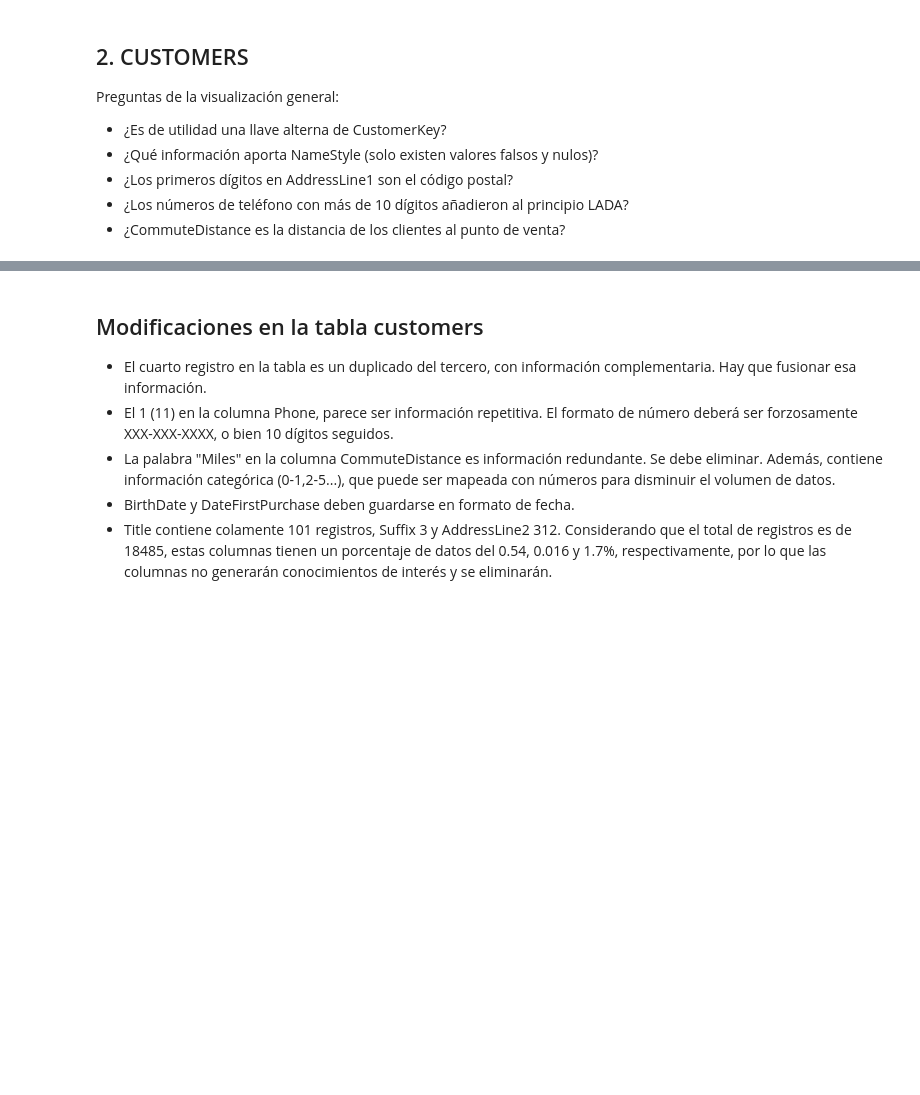
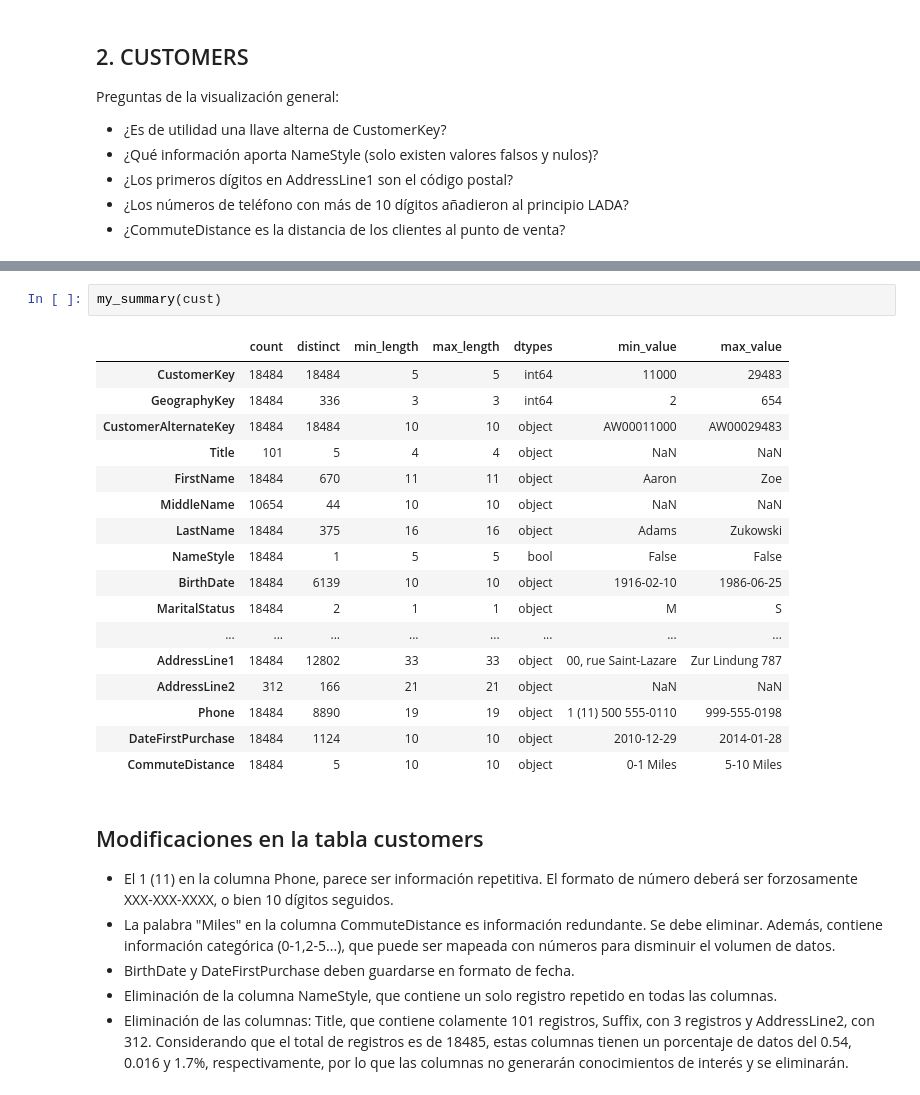
Before and after one commit to Sof265/Database-project, a Jupyter notebook: analisis-exploratorio.ipynb, the cells around one changed output, grey strips where cells are left out. Saved outputs shown, nothing was run; the diff lists cells and outputs as text; blank space fills up the shorter version.

```diff
--- a/analisis-exploratorio.ipynb
+++ b/analisis-exploratorio.ipynb
@@ -197,8 +182,29 @@ cust.head(4)
 4 rows × 29 columns
+# %%
+my_summary(cust)
+# %% [output]
+|  | count | distinct | min_length | max_length | dtypes | min_value | max_value |
+| CustomerKey | 18484 | 18484 | 5 | 5 | int64 | 11000 | 29483 |
+| GeographyKey | 18484 | 336 | 3 | 3 | int64 | 2 | 654 |
+| CustomerAlternateKey | 18484 | 18484 | 10 | 10 | object | AW00011000 | AW00029483 |
+| Title | 101 | 5 | 4 | 4 | object | NaN | NaN |
+| FirstName | 18484 | 670 | 11 | 11 | object | Aaron | Zoe |
+| MiddleName | 10654 | 44 | 10 | 10 | object | NaN | NaN |
+| LastName | 18484 | 375 | 16 | 16 | object | Adams | Zukowski |
+| NameStyle | 18484 | 1 | 5 | 5 | bool | False | False |
+| BirthDate | 18484 | 6139 | 10 | 10 | object | 1916-02-10 | 1986-06-25 |
+| MaritalStatus | 18484 | 2 | 1 | 1 | object | M | S |
+| ... | ... | ... | ... | ... | ... | ... | ... |
+| AddressLine1 | 18484 | 12802 | 33 | 33 | object | 00, rue Saint-Lazare | Zur Lindung 787 |
+| AddressLine2 | 312 | 166 | 21 | 21 | object | NaN | NaN |
+| Phone | 18484 | 8890 | 19 | 19 | object | 1 (11) 500 555-0110 | 999-555-0198 |
+| DateFirstPurchase | 18484 | 1124 | 10 | 10 | object | 2010-12-29 | 2014-01-28 |
+| CommuteDistance | 18484 | 5 | 10 | 10 | object | 0-1 Miles | 5-10 Miles |
 # %% [markdown]
 ## Modificaciones en la tabla customers
-* El cuarto registro en la tabla es un duplicado del tercero, con información complementaria. Hay que fusionar esa información.
+
 * El 1 (11) en la columna Phone, parece ser información repetitiva. El formato de número deberá ser forzosamente XXX-XXX-XXXX, o bien 10 dígitos seguidos.
 * La palabra "Miles" en la columna CommuteDistance es información redundante. Se debe eliminar. Además, contiene información categórica (0-1,2-5...), que puede ser mapeada con números para disminuir el volumen de datos.
 * BirthDate y DateFirstPurchase deben guardarse en formato de fecha.
-* Title contiene colamente 101 registros, Suffix 3 y AddressLine2 312. Considerando que el total de registros es de 18485, estas columnas tienen un porcentaje de datos del 0.54, 0.016 y 1.7%, respectivamente, por lo que las columnas no generarán conocimientos de interés y se eliminarán.
+* Eliminación de la columna NameStyle, que contiene un solo registro repetido en todas las columnas.
+* Eliminación de las columnas: Title, que contiene colamente 101 registros, Suffix, con 3 registros y AddressLine2, con 312. Considerando que el total de registros es de 18485, estas columnas tienen un porcentaje de datos del 0.54, 0.016 y 1.7%, respectivamente, por lo que las columnas no generarán conocimientos de interés y se eliminarán.
```
Also changed, not shown: parts of 23 cells of this notebook, 3 other files.
